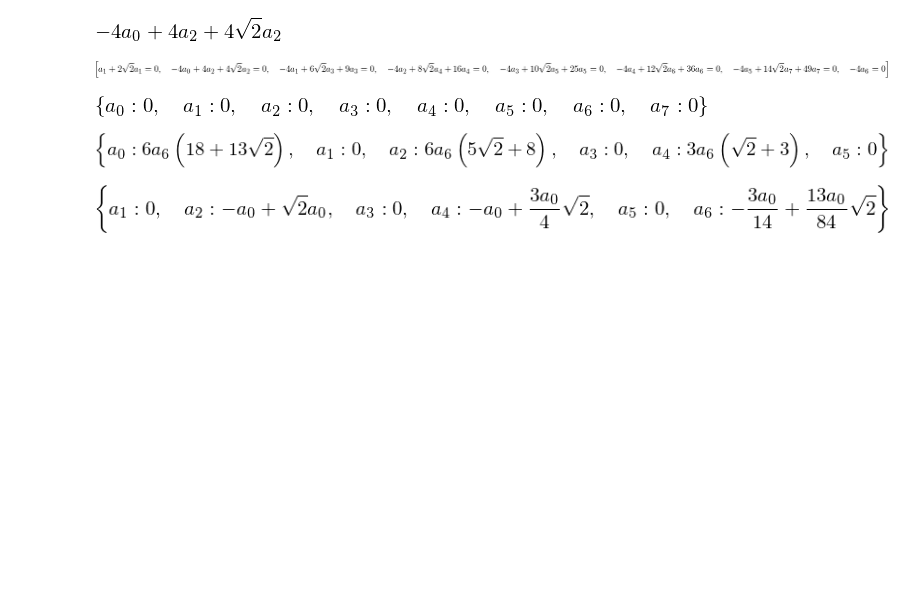
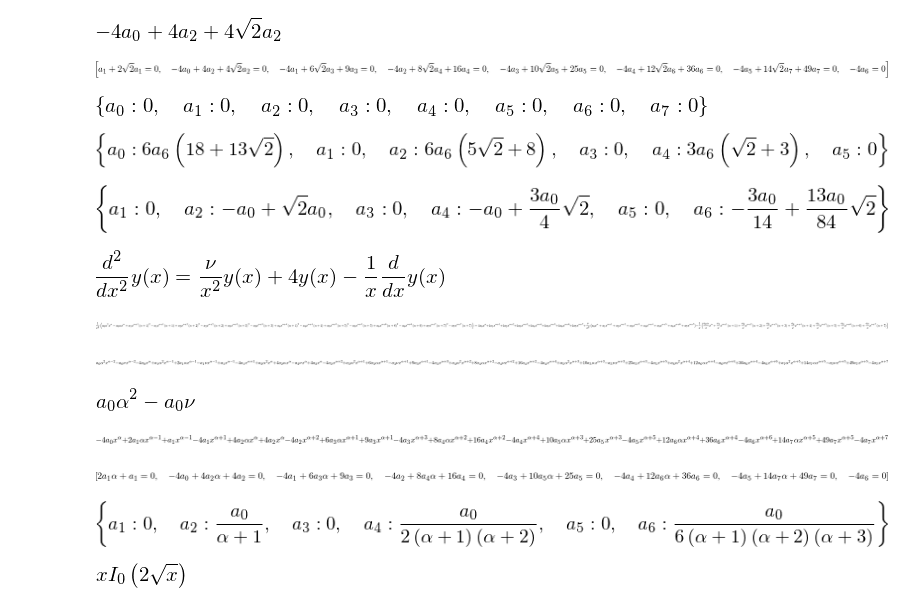
Before and after one commit to Ruediger-Braun/compana16, a Jupyter notebook: Lektion 13.ipynb, the cells around one changed output. Drawn from its saved outputs; the diff is of its cells as text; code cells hidden in the pictures; blank space fills up the shorter version.

```diff
--- a/Lektion 13.ipynb
+++ b/Lektion 13.ipynb
@@ -84,3 +84,41 @@ solve(dgs[:-2])
 solve(dgs[:-2], a[1:])
 # %% [output]
 [figure]
+# %%
+nu = Symbol('nu', positive=True)
+dgl = Eq(y(x).diff(x, 2), -1/x*y(x).diff(x) + nu/x**2*y(x) +4*y(x))
+dgl
+# %% [output]
+[figure, added]
+# %%
+dgl1 = dgl.subs(y(x), ys).doit()
+dgl1
+# %% [output]
+[figure, added]
+# %%
+p1 = (dgl1.lhs - dgl1.rhs).expand().powsimp()
+p1
+# %% [output]
+[figure, added]
+# %%
+p1.coeff(x**(alpha-2))
+# %% [output]
+[figure, added]
+# %%
+p2 = p1.subs(nu, alpha**2)
+p2
+# %% [output]
+[figure, added]
+# %%
+dgs = []
+for j in range(N):
+    glg = Eq(p2.coeff(x**(j-1+alpha)))
+    dgs.append(glg)
+dgs
+# %% [output]
+[figure, added]
+# %%
+Lsg = solve(dgs[:-2], a[1:])
+Lsg
+# %% [output]
+[figure, added]
@@ -86,0 +129,4 @@ solve(dgs[:-2], a[1:])
+# %%
+Sum(x**j/gamma(j)**2, (j,0,oo)).doit()
+# %% [output]
+[figure, added]
```
Also changed, not shown: parts of 2 cells of this notebook.
